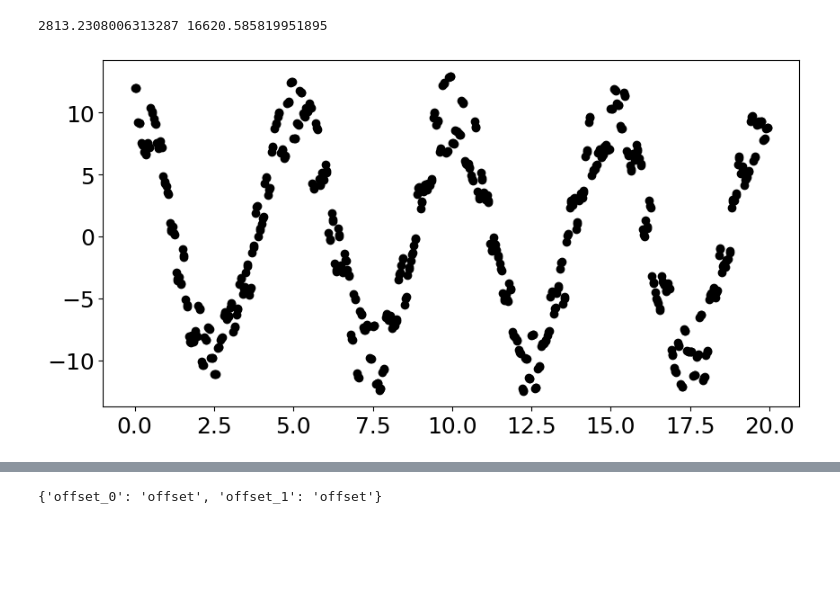
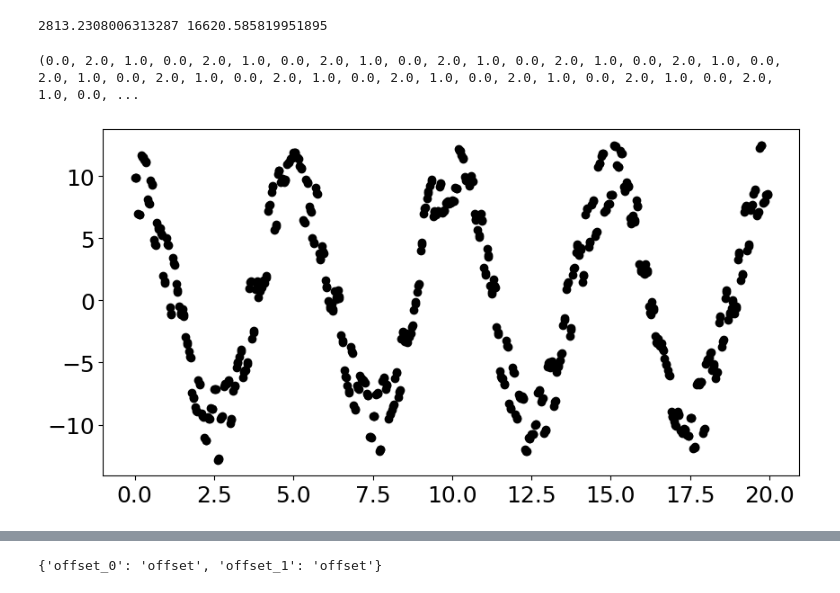
Before and after one commit to frescigno/magpy_rv, a Jupyter notebook: new_test_launcher.ipynb, the cells around one changed output, grey strips where cells are left out. Drawn from its saved outputs; the diff is of its cells as text; code cells hidden in the pictures; blank space fills up the shorter version.

Commit message:
added in get_data function

```diff
--- a/new_test_launcher.ipynb
+++ b/new_test_launcher.ipynb
@@ -67,24 +67,27 @@ for i in time1:
     Keperr.append(np.random.uniform(-3,3))
 y1 = Aerr*np.cos(time1*(Perr))+Rerr
 y1_err = np.ones_like(y1)*0.5
-time1_flag = np.ones_like(time1)
+#time1_flag = np.ones_like(time1)
 
 time2 = np.arange(0.05,20.05,0.1)
 y2 = Aerr*np.cos(time2*(Perr))+Rerr
 y2_err = np.ones_like(y2)*0.5
-time2_flag = np.zeros_like(time2)
+#time2_flag = np.zeros_like(time2)
 
 time3 = np.arange(0.04,20.04,0.1)
 y3 = Aerr*np.cos(time3*(Perr))+Rerr
 y3_err = np.ones_like(y3)*0.5
-time3_flag = np.ones_like(time3)*2
+#time3_flag = np.ones_like(time3)*2
 
-time = np.concatenate((time1, time2, time3))
-y = np.concatenate((y1, y2, y3))
-y_err = np.concatenate((y1_err, y2_err, y3_err))
-flags = np.concatenate((time1_flag, time2_flag, time3_flag))
-time, y, y_err, flags = zip(*sorted(zip(time, y, y_err, flags)))
-time = np.array(time)
+#time = np.concatenate((time1, time2, time3))
+#y = np.concatenate((y1, y2, y3))
+#y_err = np.concatenate((y1_err, y2_err, y3_err))
+#flags = np.concatenate((time1_flag, time2_flag, time3_flag))
+#time, y, y_err, flags = zip(*sorted(zip(time, y, y_err, flags)))
+#time = np.array(time)
+
+time, y, y_err, flags = mod.get_data((time1,time2,time3), (y1,y2,y3), (y1_err,y1_err,y1_err))
+print(flags)
 
 
 fig = plt.figure(figsize = (10,5))
@@ -107,34 +110,35 @@ Kep = K * (np.cos(omega + nu) + ecc*np.cos(omega))
 y += Kep
 
 K = 15
 ecc = 0.7
 omega = np.pi/4
 Pl = 1.2
 t0 = time[0]
 
 M = 2*np.pi * (time-t0) / Pl
 E = ecc_anomaly(M, ecc)
 nu = 2. * np.arctan(np.sqrt((1.+ecc)/(1.-ecc)) * np.tan(E/2.))
 
 #Kep2 = K * (np.cos(omega + nu) + ecc*np.cos(omega)) + Keperr
 
 #fig = plt.figure(figsize = (10,5))
 #ax = fig.add_subplot(1,1,1)
 #ax.scatter(time,Kep, c="k")
 #plt.show()
 
 #fig = plt.figure(figsize = (10,5))
 #ax = fig.add_subplot(1,1,1)
 #ax.scatter(time,Kep2, c="k")
 #plt.show()
 
 #y = y+Kep+Kep2
 #fig = plt.figure(figsize = (10,5))
 #ax = fig.add_subplot(1,1,1)
 #ax.scatter(time,y, c="k")
 #plt.show()
 # %% [output]
+(0.0, 2.0, 1.0, 0.0, 2.0, 1.0, 0.0, 2.0, 1.0, 0.0, 2.0, 1.0, 0.0, 2.0, 1.0, 0.0, 2.0, 1.0, 0.0, 2.0, 1.0, 0.0, 2.0, 1.0, 0.0, 2.0, 1.0, 0.0, 2.0, 1.0, 0.0, 2.0, 1.0, 0.0, 2.0, 1.0, 0.0, 2.0, 1.0, 0.0, ...
-[figure, old version]
+[figure, new version]
 # %%
 iterations = 10000
 numb_chains = 100
```
Also changed, not shown: parts of 1 cell of this notebook, 1 other file.
